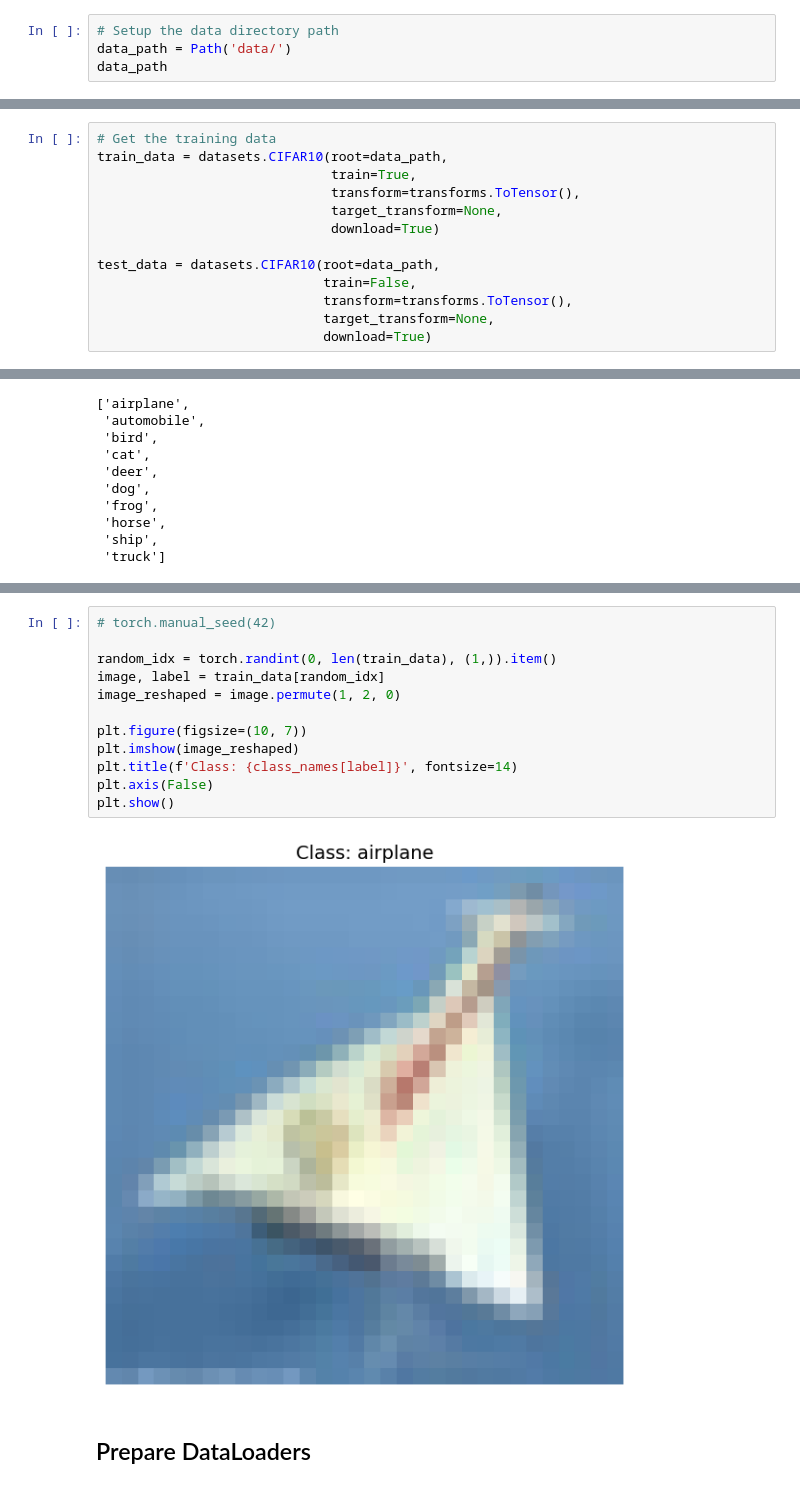
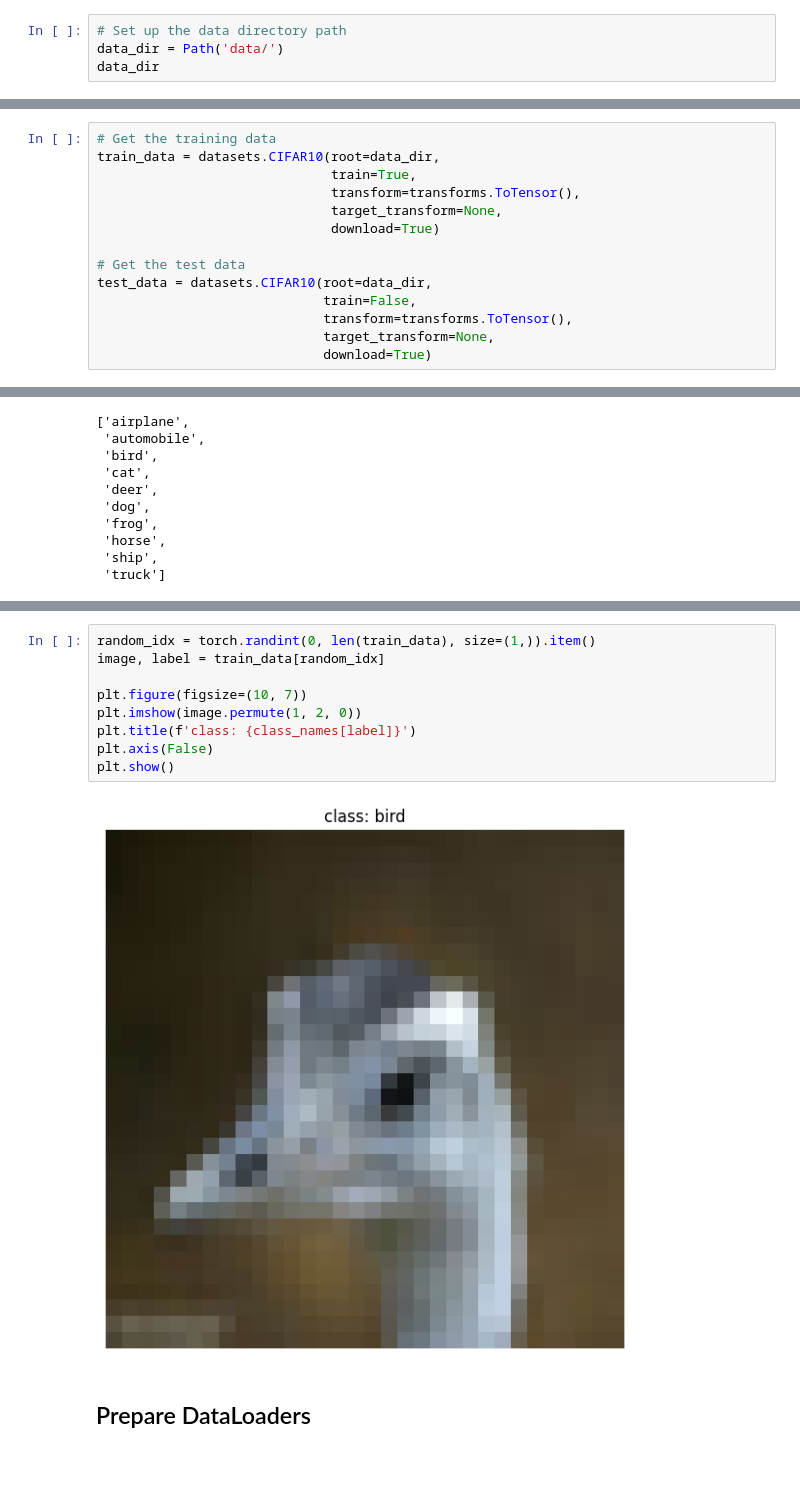
Before and after one commit to bhargav-borah/CIFAR10ImageClassification, a Jupyter notebook: cifar10_image_classification.ipynb, the cells around one changed output, grey strips where cells are left out. Drawn from its saved outputs; the diff is of its cells as text.

```diff
--- a/cifar10_image_classification.ipynb
+++ b/cifar10_image_classification.ipynb
@@ -24,20 +23,21 @@ device
 # %% [markdown]
 ## Load the data
 # %%
-# Setup the data directory path
-data_path = Path('data/')
-data_path
+# Set up the data directory path
+data_dir = Path('data/')
+data_dir
 # %% [output]
 PosixPath('data')
 # %%
 # Get the training data
-train_data = datasets.CIFAR10(root=data_path,
+train_data = datasets.CIFAR10(root=data_dir,
                               train=True,
                               transform=transforms.ToTensor(),
                               target_transform=None,
                               download=True)
 
-test_data = datasets.CIFAR10(root=data_path,
+# Get the test data
+test_data = datasets.CIFAR10(root=data_dir,
                              train=False,
                              transform=transforms.ToTensor(),
                              target_transform=None,
@@ -164,17 +90,14 @@ Shape of image: torch.Size([3, 32, 32])
 # %%
-# torch.manual_seed(42)
-
-random_idx = torch.randint(0, len(train_data), (1,)).item()
+random_idx = torch.randint(0, len(train_data), size=(1,)).item()
 image, label = train_data[random_idx]
-image_reshaped = image.permute(1, 2, 0)
 
 plt.figure(figsize=(10, 7))
-plt.imshow(image_reshaped)
-plt.title(f'Class: {class_names[label]}', fontsize=14)
+plt.imshow(image.permute(1, 2, 0))
+plt.title(f'class: {class_names[label]}')
 plt.axis(False)
 plt.show()
 # %% [output]
-[figure, old version]
+[figure, new version]
 # %% [markdown]
 ## Prepare DataLoaders
 # %%
```
Also changed, not shown: parts of 69 cells of this notebook.
